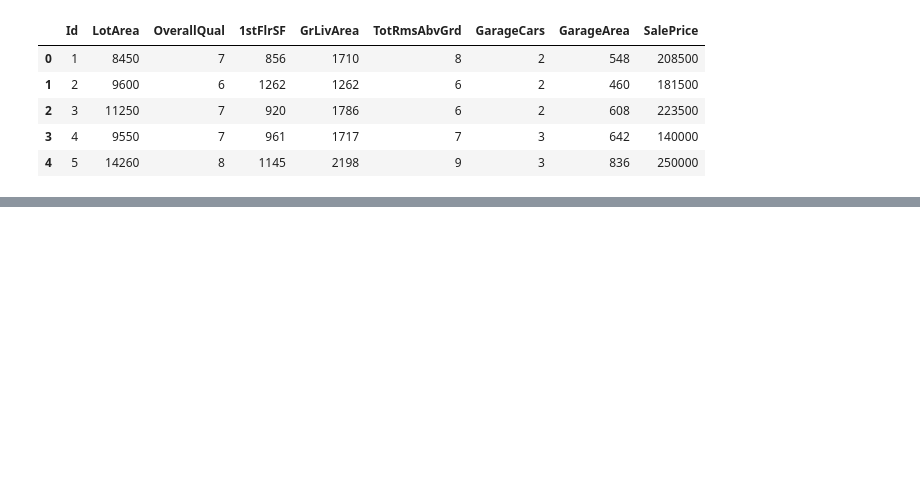
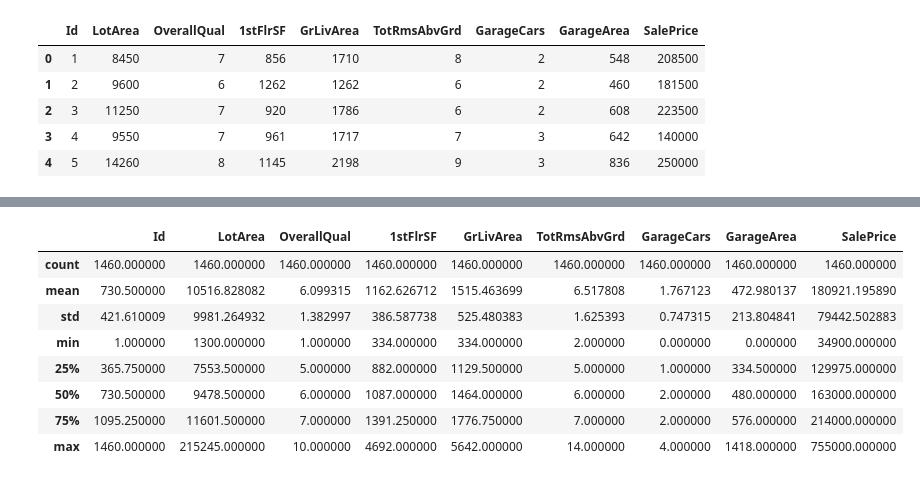
Before and after one commit to NietzscheDostoevsky/MastersDS, a Jupyter notebook: AM620-Lab/regression/housing-data.ipynb, the cells around one changed output, grey strips where cells are left out. Cells and saved outputs as stored; diff of their text form; code cells hidden in the pictures; blank space fills up the shorter version.

```diff
--- a/AM620-Lab/regression/housing-data.ipynb
+++ b/AM620-Lab/regression/housing-data.ipynb
@@ -28,0 +50,12 @@ df.head()
+# %%
+housing.describe()
+# %% [output]
+|  | Id | LotArea | OverallQual | 1stFlrSF | GrLivArea | TotRmsAbvGrd | GarageCars | GarageArea | SalePrice |
+| count | 1460.000000 | 1460.000000 | 1460.000000 | 1460.000000 | 1460.000000 | 1460.000000 | 1460.000000 | 1460.000000 | 1460.000000 |
+| mean | 730.500000 | 10516.828082 | 6.099315 | 1162.626712 | 1515.463699 | 6.517808 | 1.767123 | 472.980137 | 180921.195890 |
+| std | 421.610009 | 9981.264932 | 1.382997 | 386.587738 | 525.480383 | 1.625393 | 0.747315 | 213.804841 | 79442.502883 |
+| min | 1.000000 | 1300.000000 | 1.000000 | 334.000000 | 334.000000 | 2.000000 | 0.000000 | 0.000000 | 34900.000000 |
+| 25% | 365.750000 | 7553.500000 | 5.000000 | 882.000000 | 1129.500000 | 5.000000 | 1.000000 | 334.500000 | 129975.000000 |
+| 50% | 730.500000 | 9478.500000 | 6.000000 | 1087.000000 | 1464.000000 | 6.000000 | 2.000000 | 480.000000 | 163000.000000 |
+| 75% | 1095.250000 | 11601.500000 | 7.000000 | 1391.250000 | 1776.750000 | 7.000000 | 2.000000 | 576.000000 | 214000.000000 |
+| max | 1460.000000 | 215245.000000 | 10.000000 | 4692.000000 | 5642.000000 | 14.000000 | 4.000000 | 1418.000000 | 755000.000000 |
```
Also changed, not shown: parts of 19 cells of this notebook.
